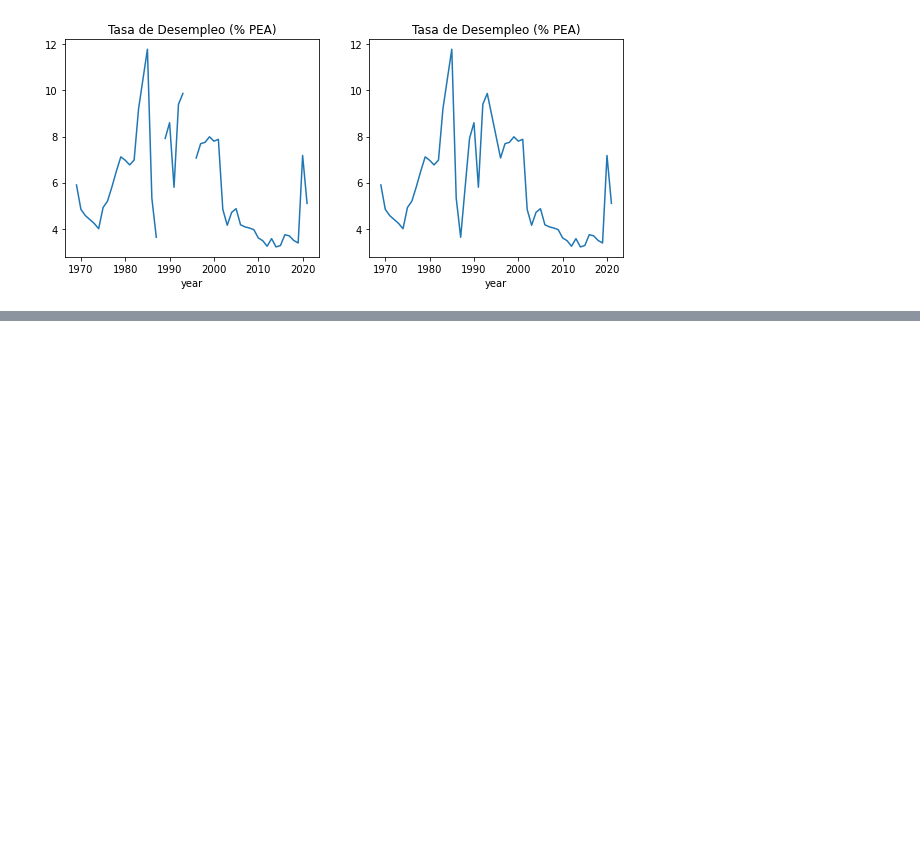
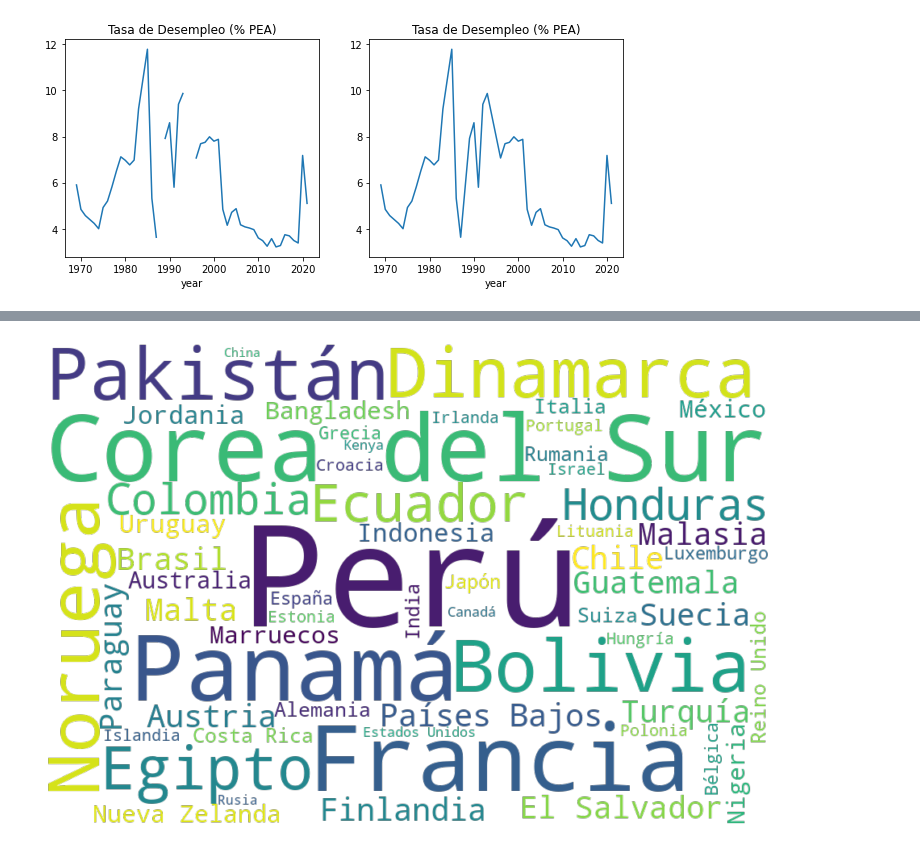
Before and after one commit to valegrei/gdp-growth-forecast, a Jupyter notebook: gdp_growth_forecasting/preprocesamiento/data_analysis.ipynb, the cells around one changed output, grey strips where cells are left out. Drawn from its saved outputs; the diff is of its cells as text; code cells hidden in the pictures; blank space fills up the shorter version.

```diff
--- a/gdp_growth_forecasting/preprocesamiento/data_analysis.ipynb
+++ b/gdp_growth_forecasting/preprocesamiento/data_analysis.ipynb
@@ -286,0 +304,11 @@ Text(0.5, 1.0, 'sp500')
+# %%
+#text = " ".join(i for i in df_p.iso)
+iso = df_p['country'].value_counts().to_dict()
+
+wordcloud = WordCloud(mode = "RGBA",max_words=60, background_color=None,width=900,height=600).generate_from_frequencies(iso)
+plt.figure( figsize=(13,9))
+plt.imshow(wordcloud, interpolation='bilinear')
+plt.axis("off")
+plt.show()
+# %% [output]
+[figure, added]
```
Also changed, not shown: parts of 7 cells of this notebook, 2 other files.
